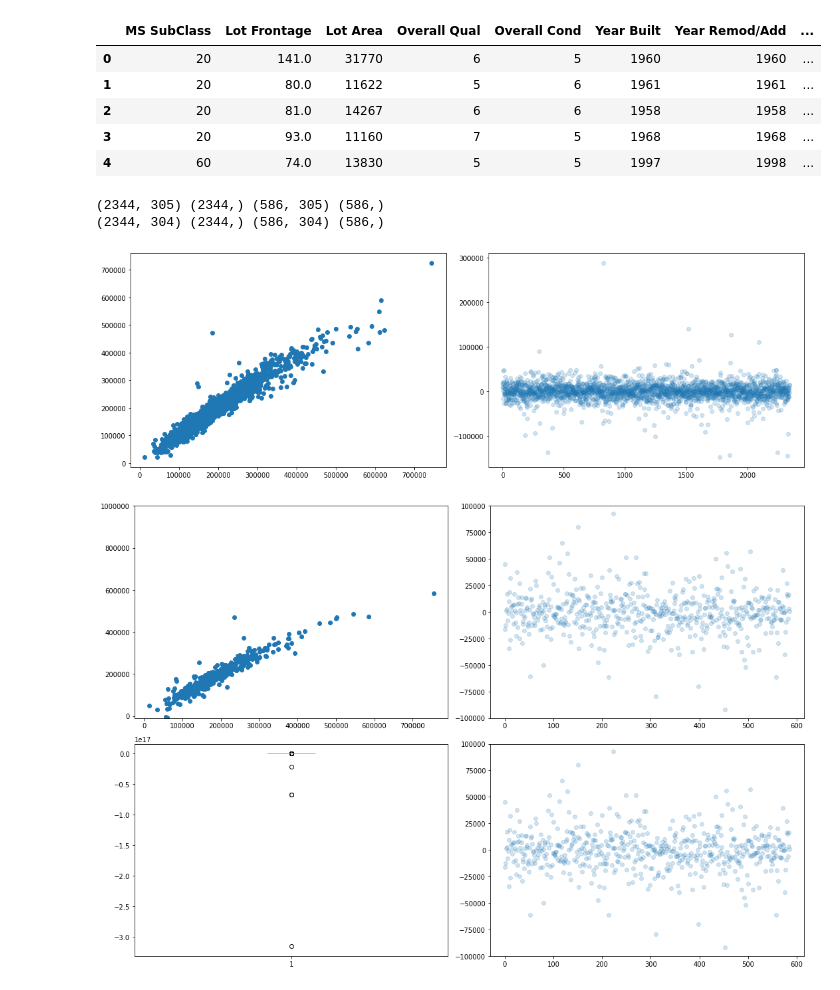
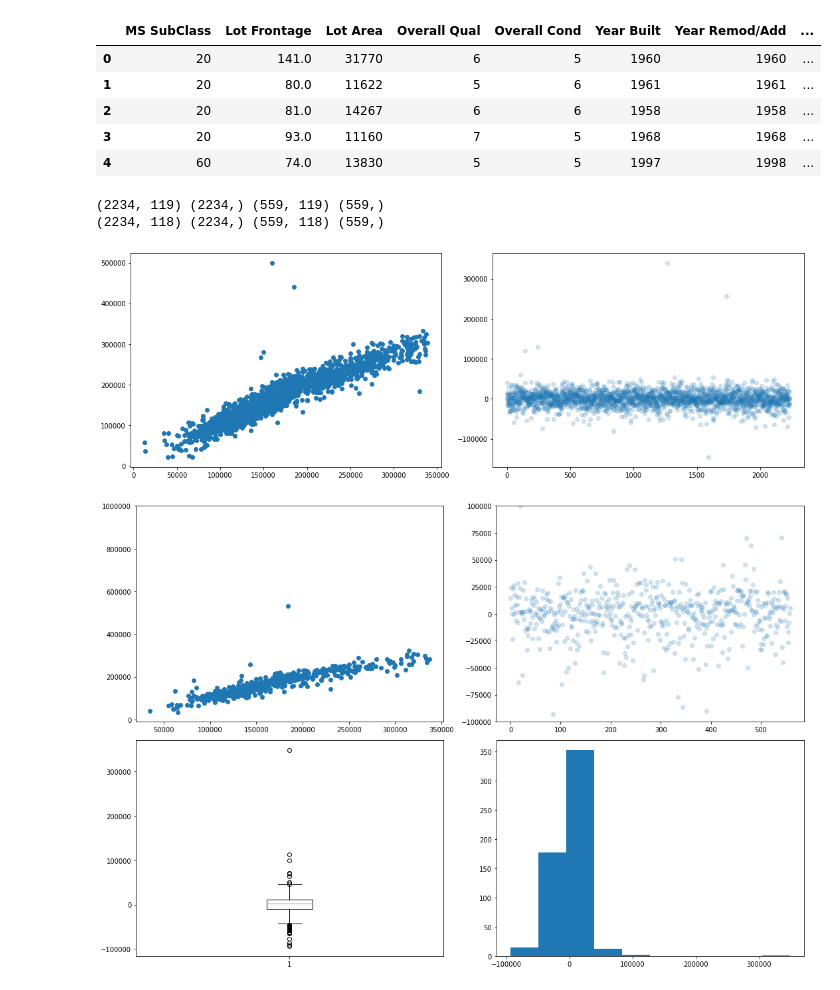
Before and after one commit to scottkds/Ames_Houses, a Jupyter notebook: Ames_House_Prices.ipynb, the cells around one changed output. Cells and saved outputs as stored; diff of their text form; code cells hidden in the pictures.

```diff
--- a/Ames_House_Prices.ipynb
+++ b/Ames_House_Prices.ipynb
@@ -49,6 +66,8 @@ hp_orig = hp.copy()
 # %%
 # Get dummies for categorical features
 hp = pd.get_dummies(hp_orig)
+columns_to_drop = [col for col in hp.columns if hp[col].sum() < 200]
+hp = hp.drop(columns_to_drop, axis=1)
 hp.head()
 # %% [output]
 |  | MS SubClass | Lot Frontage | Lot Area | Overall Qual | Overall Cond | Year Built | Year Remod/Add | ... |
@@ -110,3 +129,6 @@ plt.plot(np.arange(0, len(outliers)), outliers['SalePrice'].sort_values())
 # %% [output]
 [<matplotlib.lines.Line2D at 0x...>]
 [figure]
+# %%
+# Dropping outliers since even outliers have an exponential curve.
+hp = hp.drop(outliers.index, axis=0)
@@ -132,8 +163,8 @@ X_train.drop('logprice', axis=1, inplace=True)
 X_test.drop('logprice', axis=1, inplace=True)
 print(X_train.shape, y_train.shape, X_test.shape, y_test.shape)
 # %% [output]
-(2344, 305) (2344,) (586, 305) (586,)
-(2344, 304) (2344,) (586, 304) (586,)
+(2234, 119) (2234,) (559, 119) (559,)
+(2234, 118) (2234,) (559, 118) (559,)
 # %%
 # Create a basic pipeline or StandardScaler and LinearRegression
 pipe = make_pipeline(StandardScaler(), LinearRegression())
@@ -148,22 +179,21 @@ plt.scatter(np.arange(0, len(y_train)), y_predict - y_train, alpha=0.2)
 plt.tight_layout()
 plt.show()
 # %% [output]
-[figure, old version]
+[figure, new version]
 # %%
 y_test_predict = pipe.predict(X_test)
 plt.figure(figsize=(15,10))
 plt.subplot(2, 2, 1)
 plt.scatter(y_test, y_test_predict)
 plt.ylim([-10000,1000000])
 plt.subplot(2, 2, 2)
 plt.scatter(np.arange(0, len(y_test)), y_test_predict - y_test, alpha=0.2)
 plt.ylim([-100000,100000])
 plt.subplot(2, 2, 3)
 plt.boxplot(y_test_predict - y_test)
 plt.subplot(2, 2, 4)
-plt.scatter(np.arange(0, len(y_test)), y_test_predict - y_test, alpha=0.2)
-plt.ylim([-100000,100000])
+plt.hist(y_test_predict - y_test)
 plt.tight_layout()
 plt.show()
 # %% [output]
-[figure, old version]
+[figure, new version]
```
Also changed, not shown: parts of 16 cells of this notebook.
